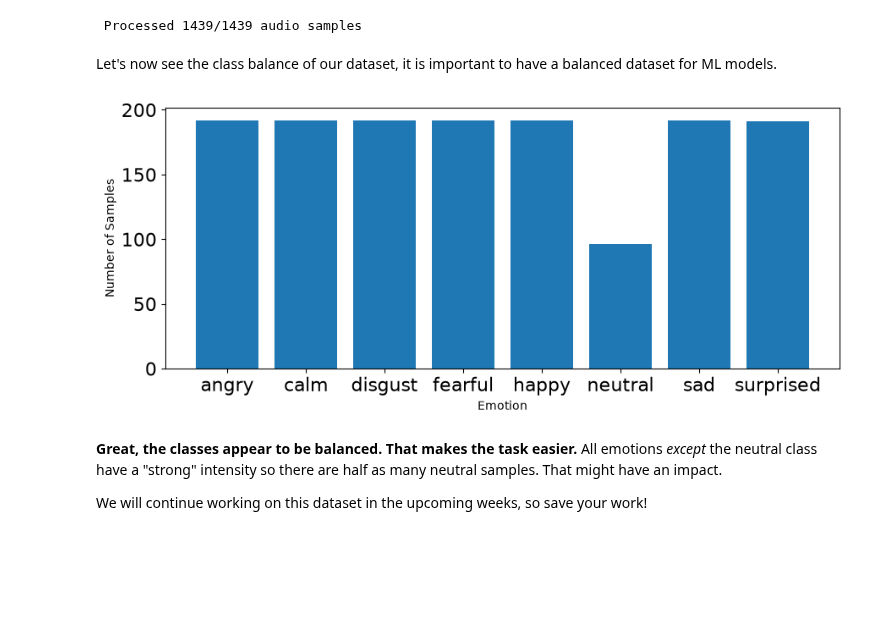
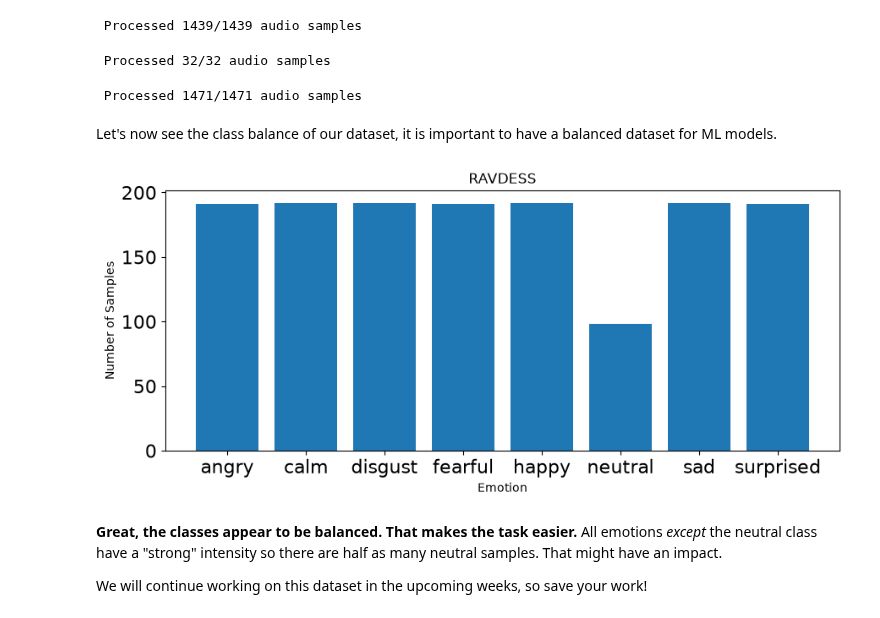
Before and after one commit to IAT-ExploringAI-2026/Week2-DataPreprocessing, a Jupyter notebook: Week 2.ipynb, the cells around one changed output. Cells and saved outputs as stored; diff of their text form; code cells hidden in the pictures; blank space fills up the shorter version.

Commit message:
Updated all the plots

```diff
--- a/Week 2.ipynb
+++ b/Week 2.ipynb
@@ -758,15 +750,16 @@ Now we're going to load our data and extract the emotion names according to the
 # %%
 import os, glob
 
-def load_data():
+def load_ravdess_data():
     X,y=[],[]
     count = 0
     for file in glob.glob("contents/Audio Data/Actor_*/*.wav"):
+        if count == 1439: continue; # quit the loop at count 1439 to only load RAVDESS data
         file_name=os.path.basename(file)
-        emotion=emotions_dict[file_name.split("-")[2]]
+        emotions=emotions_dict[file_name.split("-")[2]]
         # features = get_features(file)
         # X.append(features)
-        y.append(emotion)
+        y.append(emotions)
         count += 1
         # '\r' + end='' results in printing over same line
         print('\r' + f' Processed {count}/{1439} audio samples',end=' ')
@@ -776,6 +769,6 @@ def load_data():
 We will not compute the feature matrix this week, but we will read the emotion labels for the entire dataset.
 We will explain why the X and Y elements are important in the upcoming weeks.
 # %%
-features, emotions = load_data()
+features, emotions = load_ravdess_data()
 # %% [output]
  Processed 1439/1439 audio samples
@@ -781,0 +793,4 @@ features, emotions = load_data()
+# %%
+features_me, emotions_me = load_my_data()
+# %% [output]
+ Processed 32/32 audio samples
@@ -782,19 +814,24 @@ features, emotions = load_data()
+# %%
+features_all, emotions_all = load_all_data()
+# %% [output]
+ Processed 1471/1471 audio samples
 # %% [markdown]
 Let's now see the class balance of our dataset, it is important to have a balanced dataset for ML models.
 # %%
 # plot emotions
 plt.figure(figsize=(35,4))
-plt.subplot(1,3,1)
+RAVDESS = plt.subplot(1,3,1)
 #np.unique returns ordered list of unique elements and count of each element
 emotion_list, count = np.unique(emotions, return_counts=True)
 plt.bar(x=range(8), height=count)
 plt.xticks(ticks=range(8), labels = [emotion for emotion in emotion_list],fontsize=10)
 plt.xlabel('Emotion')
 plt.tick_params(labelsize=16)
 plt.ylabel('Number of Samples')
+RAVDESS.title.set_text("RAVDESS")
 plt.show()
 # %% [output]
-[figure, old version]
+[figure, new version]
 # %% [markdown]
 **Great, the classes appear to be balanced. That makes the task easier.** All emotions _except_ the neutral class have a "strong" intensity so there are half as many neutral samples. That might have an impact.
 
```
Also changed, not shown: parts of 15 cells of this notebook.
